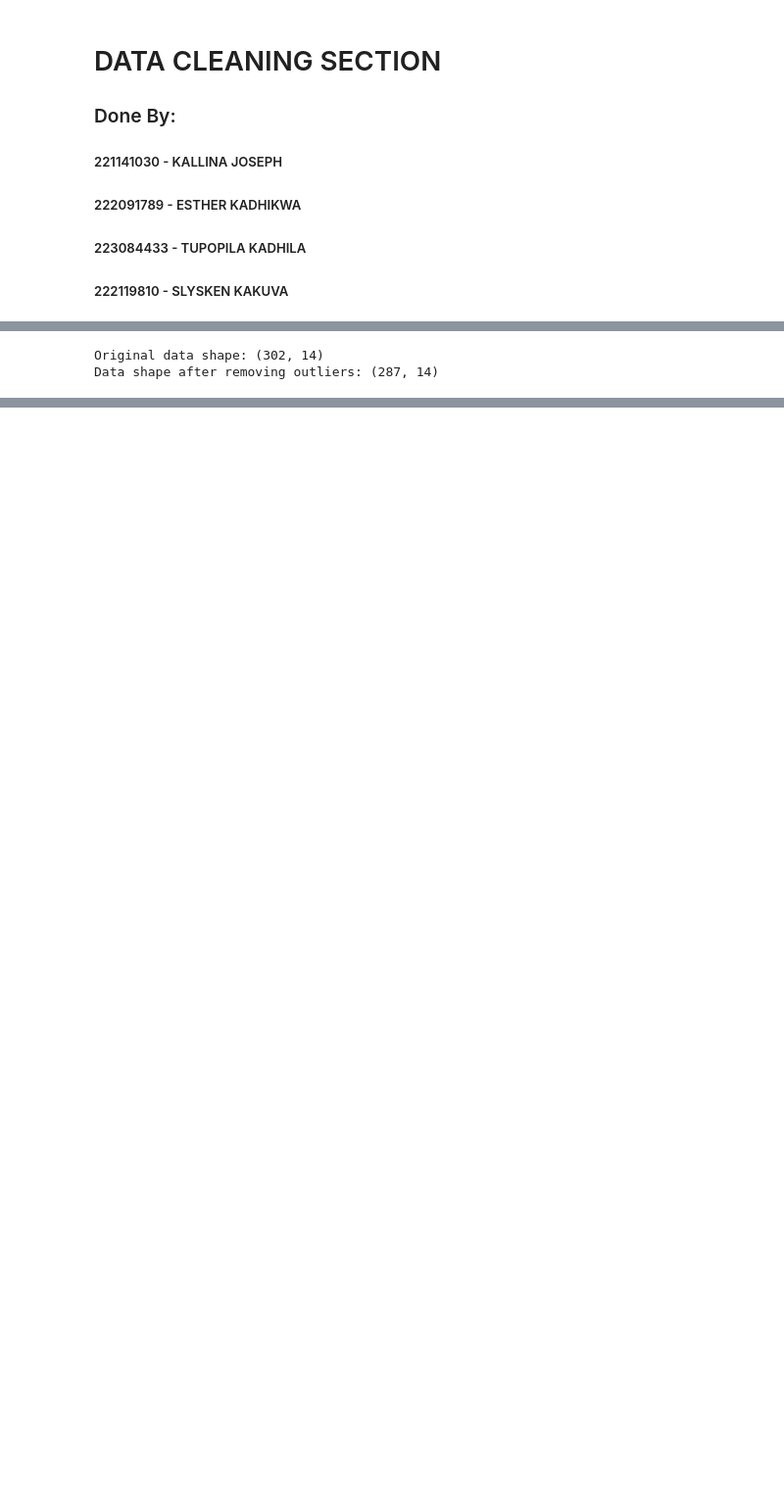
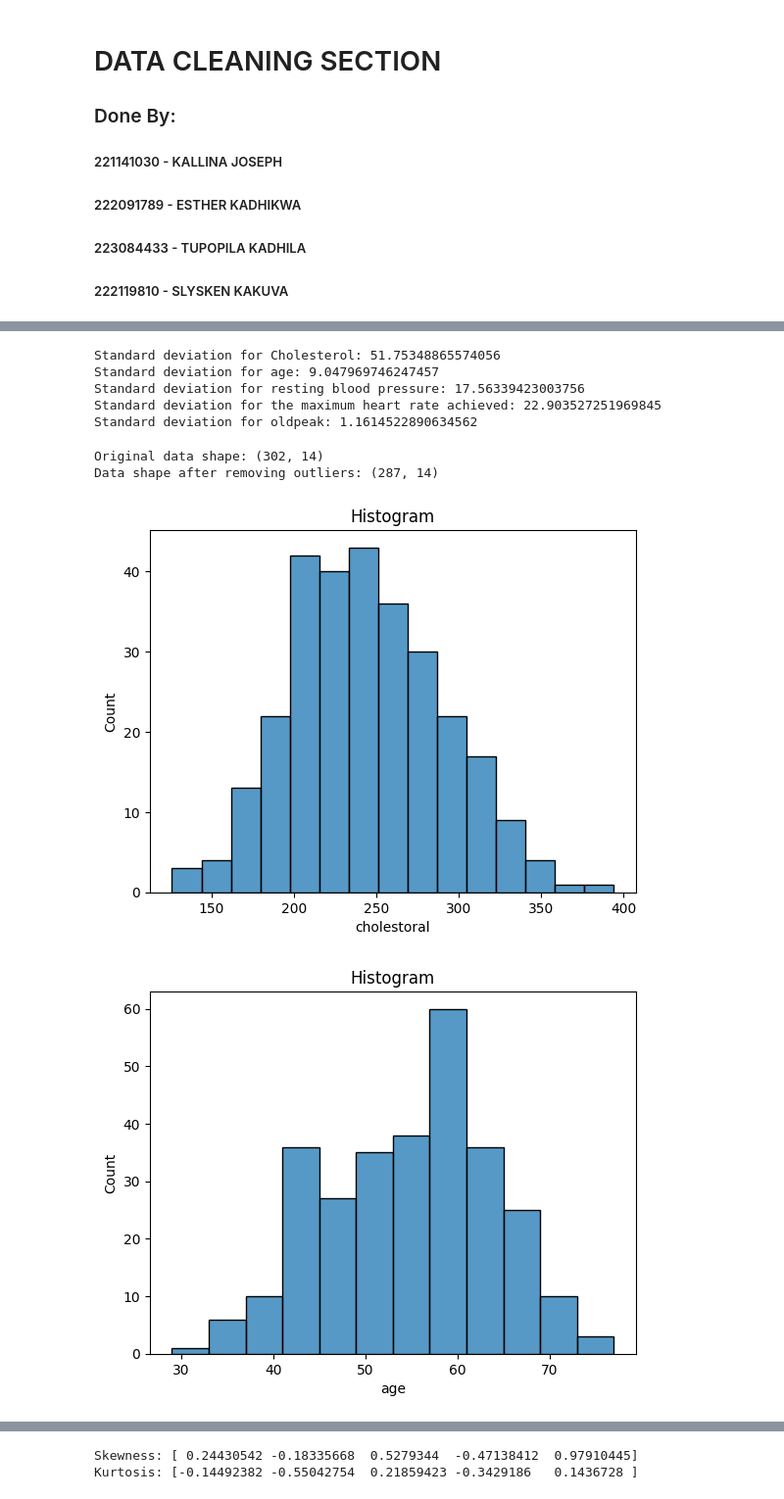
Before and after one commit to slyskenk/DtaAss1, a Jupyter notebook: heart.ipynb, the cells around one changed output, grey strips where cells are left out. Shown at 98% size. Cells and saved outputs as stored; diff of their text form; code cells hidden in the pictures; blank space fills up the shorter version.

```diff
--- a/heart.ipynb
+++ b/heart.ipynb
@@ -185,3 +346,26 @@ Mode oldpeak: 0.0
+# %%
+
+# Calculate and print Standard deviation values
+chol_std = df['cholestoral'].std()
+print(f"Standard deviation for Cholesterol: {chol_std}")
+
+age_std = df['age'].std()
+print(f"Standard deviation for age: {age_std}")
+
+trtbps_std = df['resting blood pressure'].std()
+print(f"Standard deviation for resting blood pressure: {trtbps_std}")
+
+thalachh_std = df['maximum heart rate achieved'].std()
+print(f"Standard deviation for the maximum heart rate achieved: {thalachh_std}")
+
+oldpeak_std = df['oldpeak'].std()
+print(f"Standard deviation for oldpeak: {oldpeak_std}")
+# %% [output]
+Standard deviation for Cholesterol: 51.75348865574056
+Standard deviation for age: 9.047969746247457
+Standard deviation for resting blood pressure: 17.56339423003756
+Standard deviation for the maximum heart rate achieved: 22.903527251969845
+Standard deviation for oldpeak: 1.1614522890634562
 # %%
 # Done by Esther Kadhikwa
 # Detect and remove outliers using z-scores
@@ -194,3 +378,31 @@ print(f"Data shape after removing outliers: {df_cleaned.shape}")
 # %% [output]
 Original data shape: (302, 14)
 Data shape after removing outliers: (287, 14)
+# %%
+sns.histplot(df_cleaned['cholestoral'], kde=False)
+plt.title('Histogram')
+plt.show()
+
+sns.histplot(df_cleaned['age'], kde=False)
+plt.title('Histogram')
+plt.show()
+
+sns.histplot(df_cleaned['resting blood pressure'], kde=False)
+plt.title('Histogram')
+plt.show()
+
+sns.histplot(df_cleaned['maximum heart rate achieved'], kde=False)
+plt.title('Histogram')
+plt.show()
+
+sns.histplot(df_cleaned['oldpeak'], kde=False)
+plt.title('Histogram')
+plt.show()
+
+columns_to_analyze = ['cholestoral', 'age', 'resting blood pressure', 'maximum heart rate achieved', 'oldpeak']
+
+print(f"Skewness: {skew(df_cleaned[columns_to_analyze])}")
+print(f"Kurtosis: {kurtosis(df_cleaned[columns_to_analyze])}")
+# %% [output]
+[figure, added]
+[figure, added]
@@ -196,0 +412,2 @@ Data shape after removing outliers: (287, 14)
+Skewness: [ 0.24430542 -0.18335668  0.5279344  -0.47138412  0.97910445]
+Kurtosis: [-0.14492382 -0.55042754  0.21859423 -0.3429186   0.1436728 ]
```
Also changed, not shown: parts of 32 cells of this notebook, 1 other file.
